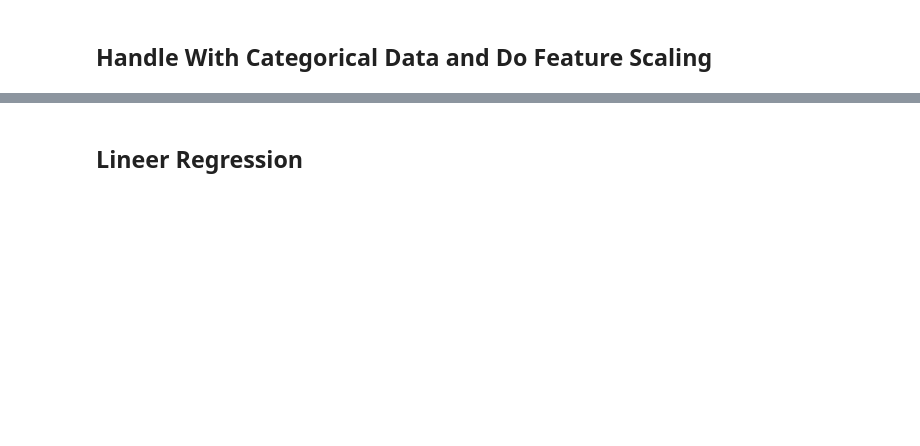
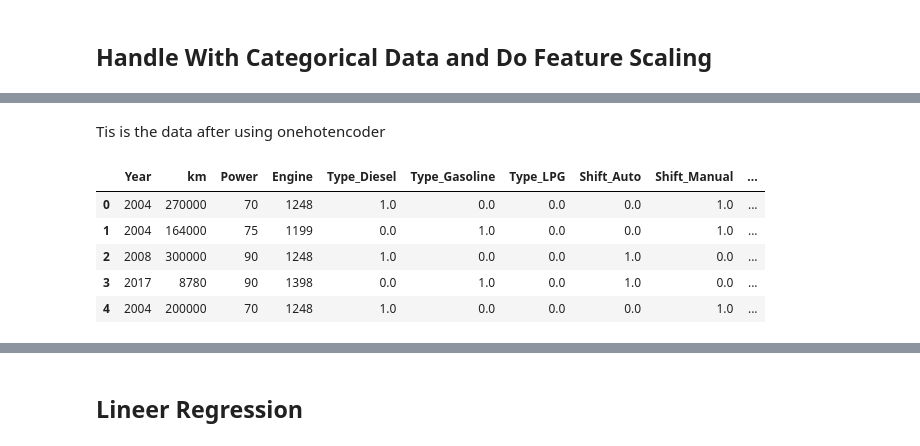
Before and after one commit to talhagedikli/ml-assignment-2, a Jupyter notebook: 19069608.ipynb, the cells around one changed output, grey strips where cells are left out. Drawn from its saved outputs; the diff is of its cells as text; code cells hidden in the pictures; blank space fills up the shorter version.

```diff
--- a/19069608.ipynb
+++ b/19069608.ipynb
@@ -91,7 +37,7 @@ OH_X_test = pd.concat([num_X_test, OH_cols_test], axis=1)
 # %% [markdown]
 ## Handle With Categorical Data and Do Feature Scaling
 # %%
-# Deal with categorical data
+# We use onehotencoder to do that
 from sklearn.preprocessing import OneHotEncoder
 
 # Find the columns to deal with
@@ -99,6 +45,8 @@ object_cols = [col for col in X_data.columns if X_data[col].dtype == "object"]
 
 # Apply one-hot encoder to each column with categorical data
 OH_encoder = OneHotEncoder(handle_unknown='ignore', sparse=False)
+
+# We apply it both X data on train and test (without prices)
 OH_cols = pd.DataFrame(OH_encoder.fit_transform(X_data[object_cols]))
 OH_X_without_prices_cols = pd.DataFrame(OH_encoder.fit_transform(X_data_without_prices[object_cols]))
 
@@ -112,27 +60,29 @@ OH_cols.index = X_data.index
 OH_X_without_prices_cols.index = X_data_without_prices.index
 
 # Remove categorical columns (will replace with one-hot encoding)
-num_X_train = X_data.drop(object_cols, axis=1)
+num_X = X_data.drop(object_cols, axis=1)
 num_X_without_prices = X_data_without_prices.drop(object_cols, axis=1)
 
 # Add one-hot encoded columns to numerical features
-OH_X_data = pd.concat([num_X_train, OH_cols], axis=1)
+# From now, We will use OH_X_data instead of X_data
+OH_X_data = pd.concat([num_X, OH_cols], axis=1)
 OH_X_data_without_prices = pd.concat([num_X_without_prices, OH_X_without_prices_cols], axis=1)
 
-# Split data into train and test sets
-# default is 75% / 25% train-test split
-X_train, X_test, y_train, y_test = train_test_split(OH_X_data, y_data, random_state=735)
-
-# Feature scaling
+# We will make feature scaling here because when We want my data scaled, We can just make train_test_split with scaled data
+# Import scaler
 from sklearn.preprocessing import MinMaxScaler
 
 # Set scaler
 scaler = MinMaxScaler()
 
-##X_train, X_test, y_train, y_test = train_test_split(X_house, y_house)
+# Scale X Data
+OH_X_data_scaled = scaler.fit_transform(OH_X_data)
 
-# Scale data
-X_train_scaled = scaler.fit_transform(X_train) # we use X_train to adjust/fit the scaler
-X_test_scaled  = scaler.transform(X_test) #use the same fit found above to transform X_test# Scale data
+# Returns an array, make it df again
+OH_X_data_scaled = pd.DataFrame(OH_X_data_scaled, columns=OH_X_data.columns)
 
-OH_X_data_scaled = scaler.fit_transform(OH_X_data) # we use X_train to adjust/fit the scaler
+# Scale X Data without prices
+OH_X_data_without_prices_scaled = scaler.fit_transform(OH_X_data_without_prices)
+
+# Returns an array, make it df again
+OH_X_data_without_prices_scaled = pd.DataFrame(OH_X_data_without_prices_scaled, columns=OH_X_data_without_prices.columns)
@@ -138,0 +100,11 @@ OH_X_data_scaled = scaler.fit_transform(OH_X_data) # we use X_train to adjust/fi
+# %% [markdown]
+Tis is the data after using onehotencoder
+# %%
+OH_X_data.head()
+# %% [output]
+|  | Year | km | Power | Engine | Type_Diesel | Type_Gasoline | Type_LPG | Shift_Auto | Shift_Manual | ... |
+| 0 | 2004 | 270000 | 70 | 1248 | 1.0 | 0.0 | 0.0 | 0.0 | 1.0 | ... |
+| 1 | 2004 | 164000 | 75 | 1199 | 0.0 | 1.0 | 0.0 | 0.0 | 1.0 | ... |
+| 2 | 2008 | 300000 | 90 | 1248 | 1.0 | 0.0 | 0.0 | 1.0 | 0.0 | ... |
+| 3 | 2017 | 8780 | 90 | 1398 | 0.0 | 1.0 | 0.0 | 1.0 | 0.0 | ... |
+| 4 | 2004 | 200000 | 70 | 1248 | 1.0 | 0.0 | 0.0 | 0.0 | 1.0 | ... |
```
Also changed, not shown: parts of 19 cells of this notebook, 3 other files.
